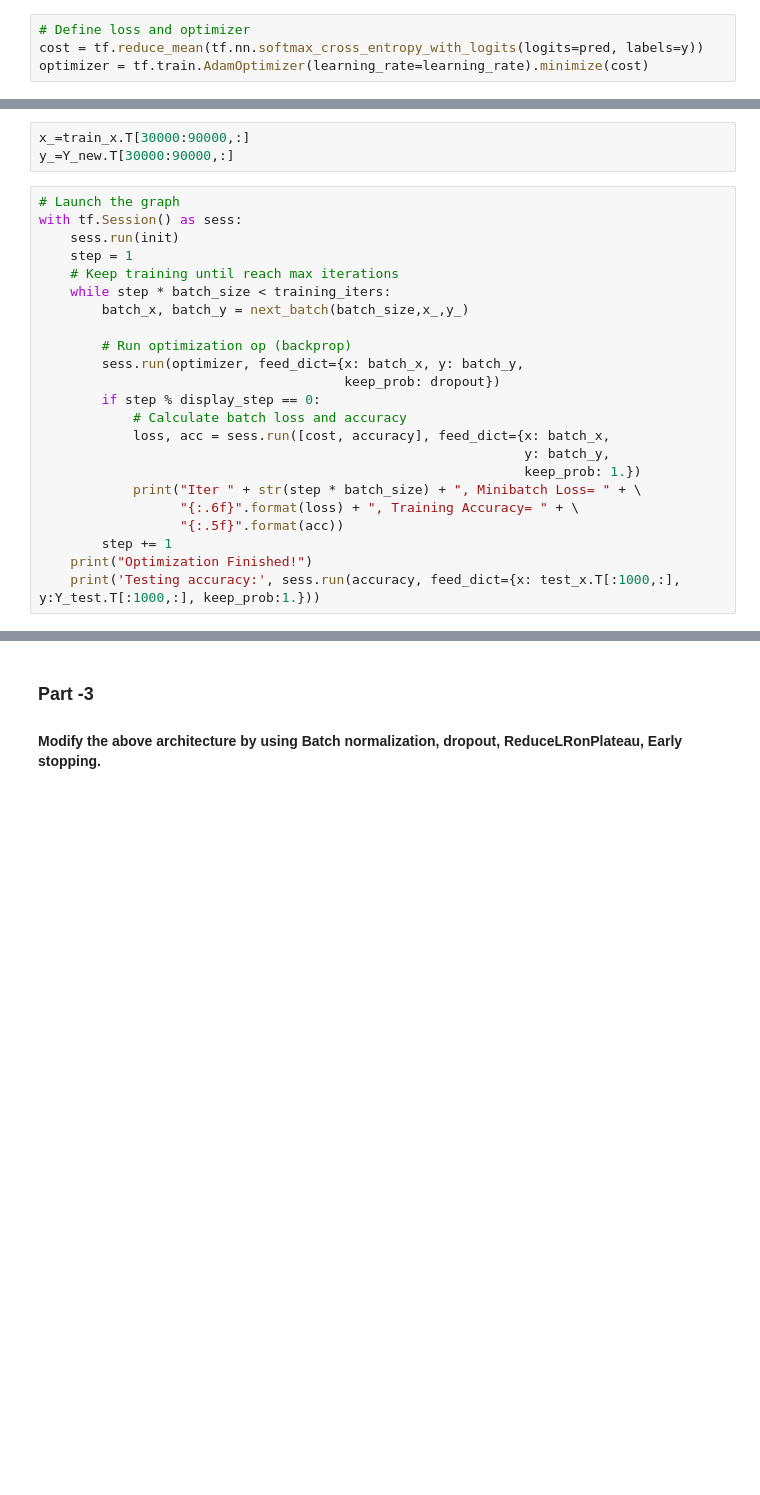
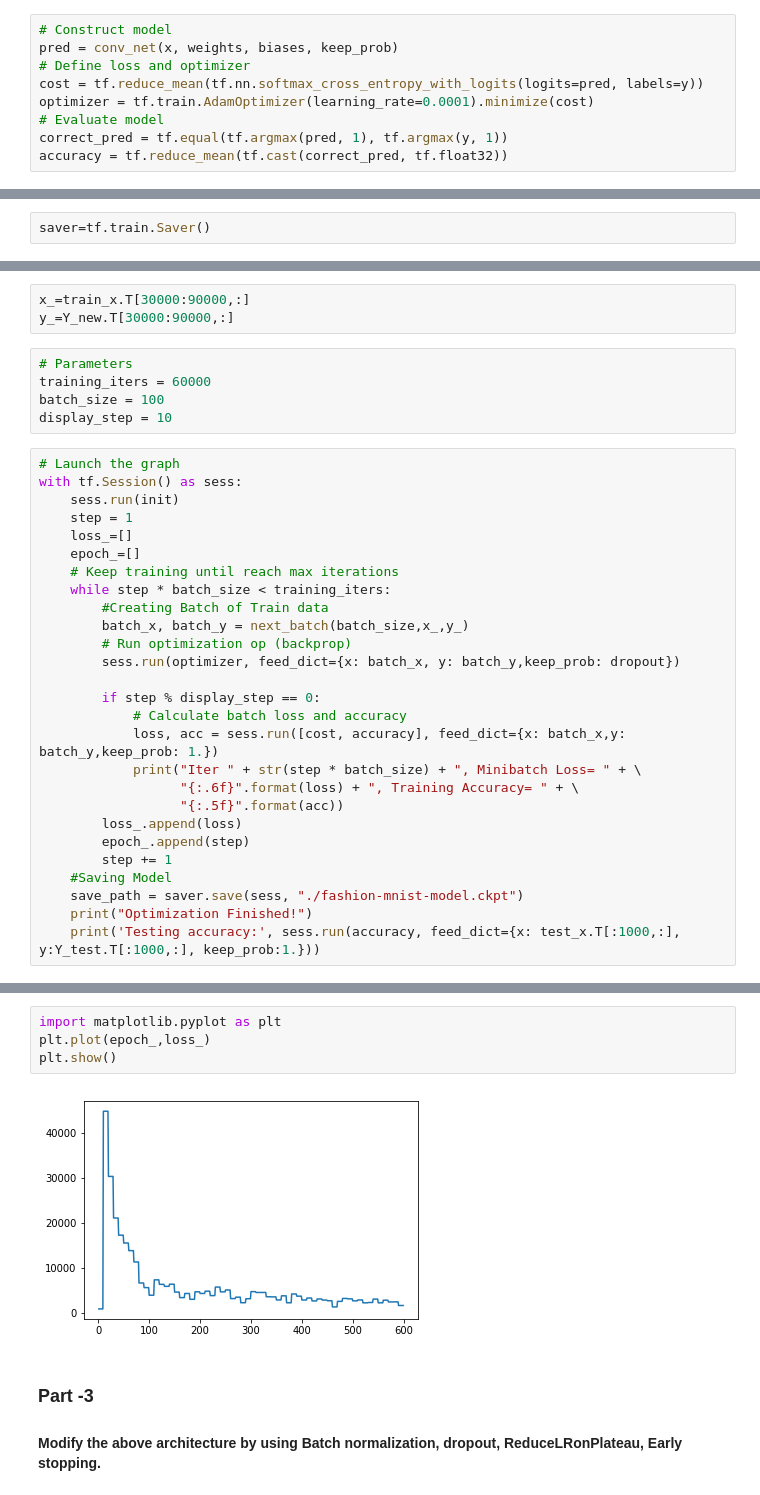
Before and after one commit to sanjaydeo1/Assignment5, a Jupyter notebook: Assignment5-Submission.ipynb, the cells around one changed output, grey strips where cells are left out. Drawn from its saved outputs; the diff is of its cells as text; blank space fills up the shorter version.

```diff
--- a/Assignment5-Submission.ipynb
+++ b/Assignment5-Submission.ipynb
@@ -178,4 +181,9 @@ pred = conv_net(x, weights, biases, keep_prob)
 # %%
+# Construct model
+pred = conv_net(x, weights, biases, keep_prob)
 # Define loss and optimizer
 cost = tf.reduce_mean(tf.nn.softmax_cross_entropy_with_logits(logits=pred, labels=y))
-optimizer = tf.train.AdamOptimizer(learning_rate=learning_rate).minimize(cost)
+optimizer = tf.train.AdamOptimizer(learning_rate=0.0001).minimize(cost)
+# Evaluate model
+correct_pred = tf.equal(tf.argmax(pred, 1), tf.argmax(y, 1))
+accuracy = tf.reduce_mean(tf.cast(correct_pred, tf.float32))
@@ -186,6 +190,8 @@ accuracy = tf.reduce_mean(tf.cast(correct_pred, tf.float32))
 # %%
 # Initializing the variables
 init = tf.initialize_all_variables()
+# %%
+saver=tf.train.Saver()
 # %%
 digits = 10 # No. of Classes
 m=300000 #Training Instances
@@ -209,27 +215,36 @@ def next_batch(num, data, labels):
 # %%
 x_=train_x.T[30000:90000,:]
 y_=Y_new.T[30000:90000,:]
+# %%
+# Parameters
+training_iters = 60000
+batch_size = 100
+display_step = 10
 # %%
 # Launch the graph
 with tf.Session() as sess:
     sess.run(init)
     step = 1
+    loss_=[]
+    epoch_=[]
     # Keep training until reach max iterations
     while step * batch_size < training_iters:
+        #Creating Batch of Train data
         batch_x, batch_y = next_batch(batch_size,x_,y_)
+        # Run optimization op (backprop)
+        sess.run(optimizer, feed_dict={x: batch_x, y: batch_y,keep_prob: dropout})
 
-        # Run optimization op (backprop)
-        sess.run(optimizer, feed_dict={x: batch_x, y: batch_y,
-                                       keep_prob: dropout})
         if step % display_step == 0:
             # Calculate batch loss and accuracy
-            loss, acc = sess.run([cost, accuracy], feed_dict={x: batch_x,
-                                                              y: batch_y,
-                                                              keep_prob: 1.})
+            loss, acc = sess.run([cost, accuracy], feed_dict={x: batch_x,y: batch_y,keep_prob: 1.})
             print("Iter " + str(step * batch_size) + ", Minibatch Loss= " + \
                   "{:.6f}".format(loss) + ", Training Accuracy= " + \
                   "{:.5f}".format(acc))
+        loss_.append(loss)
+        epoch_.append(step)
         step += 1
+    #Saving Model
+    save_path = saver.save(sess, "./fashion-mnist-model.ckpt")
     print("Optimization Finished!")
     print('Testing accuracy:', sess.run(accuracy, feed_dict={x: test_x.T[:1000,:], y:Y_test.T[:1000,:], keep_prob:1.}))
 # %% [output]
@@ -253,3 +268,9 @@ Testing accuracy: 0.816
+# %%
+import matplotlib.pyplot as plt
+plt.plot(epoch_,loss_)
+plt.show()
+# %% [output]
+[figure, added]
 # %% [markdown]
 ### Part -3
 #### Modify the above architecture by using Batch normalization, dropout, ReduceLRonPlateau, Early stopping.
```
Also changed, not shown: parts of 30 cells of this notebook.
